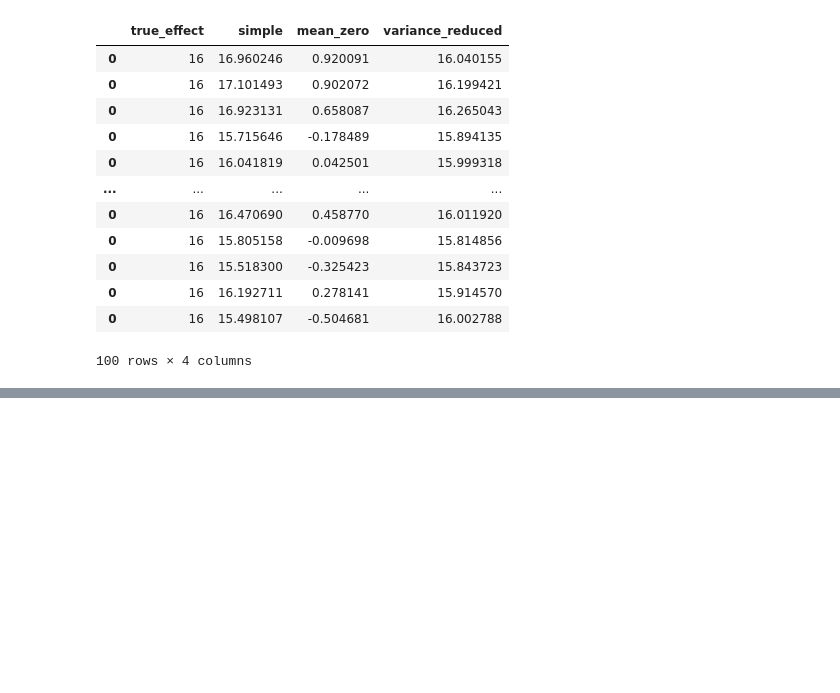
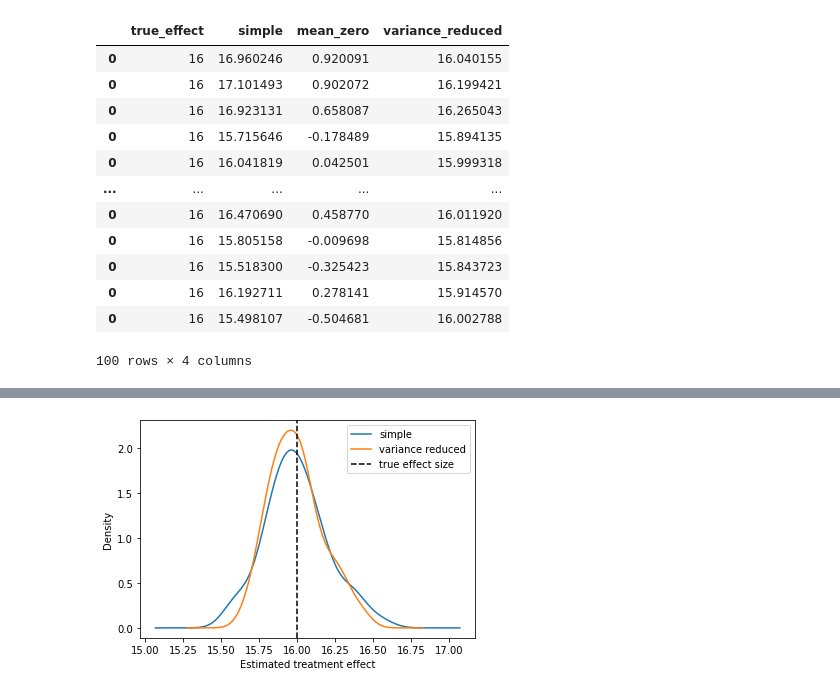
Before and after one commit to aaronmcdaid/aaronmcdaid.github.io, a Jupyter notebook: notebooks/AtheySurrogates/Reducing the variance of surrogate-index estimates.ipynb, the cells around one changed output, grey strips where cells are left out. Drawn from its saved outputs; the diff is of its cells as text; code cells hidden in the pictures; blank space fills up the shorter version.

```diff
--- a/notebooks/AtheySurrogates/Reducing the variance of surrogate-index estimates.ipynb
+++ b/notebooks/AtheySurrogates/Reducing the variance of surrogate-index estimates.ipynb
@@ -260,0 +271,31 @@ plt.legend()
+# %%
+results = pd.concat([
+    compute_many_estimates(df_h, df_e)
+    for seed in range(1337, 1337+100)
+    for df_h, df_e in [
+        simulate_one_experiment(
+            """
+                X = @stats.norm().rvs(@N_h)
+                S_1 = X                            + @stats.norm().rvs(@N_h)
+                S_2 =                              + @stats.norm().rvs(@N_h)
+                Y   = @beta_0 * S_1 + @beta_0 * S_2 + @gamma * X + @stats.norm().rvs(@N_h)
+            """,
+            """
+                W = @stats.bernoulli(p=0.5).rvs(@N_e)
+                X = @stats.norm().rvs(@N_e)
+                S_1 = @beta_1 * W + X                            + @stats.norm().rvs(@N_e)
+                S_2 = @beta_2 * W                                + @stats.norm().rvs(@N_e)
+                Y   = @beta_0 * S_1 + @beta_0 * S_2 + @gamma * X + @stats.norm().rvs(@N_e)
+                true_effect = @beta_0 * (@beta_1+@beta_2)
+            """,
+            N_h = 3000,
+            N_e = 2000,
+            seed = seed,
+            beta_0 = 2,
+            beta_1 = 3,
+            beta_2 = 5,
+            gamma = 0, # No *direct* effect of X on Y
+        )
+    ]
+])
+results
@@ -260,0 +316,11 @@ plt.legend()
+# %%
+results.simple.plot(kind='density', label='simple')
+results.variance_reduced.plot(kind='density', label='variance reduced')
+
+# Identify the true effect size, so we can mark it
+true_effect, = set(results.true_effect)
+plt.axvline(x=true_effect, color='black', label = 'true effect size', ls='dashed')
+plt.xlabel('Estimated treatment effect')
+plt.legend();
+# %% [output]
+[figure, added]
```
Also changed, not shown: parts of 10 cells of this notebook.
